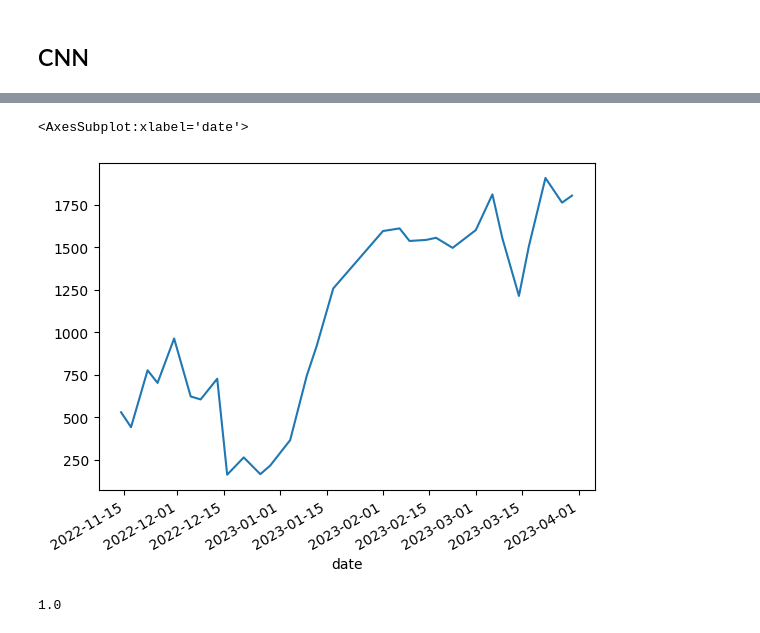
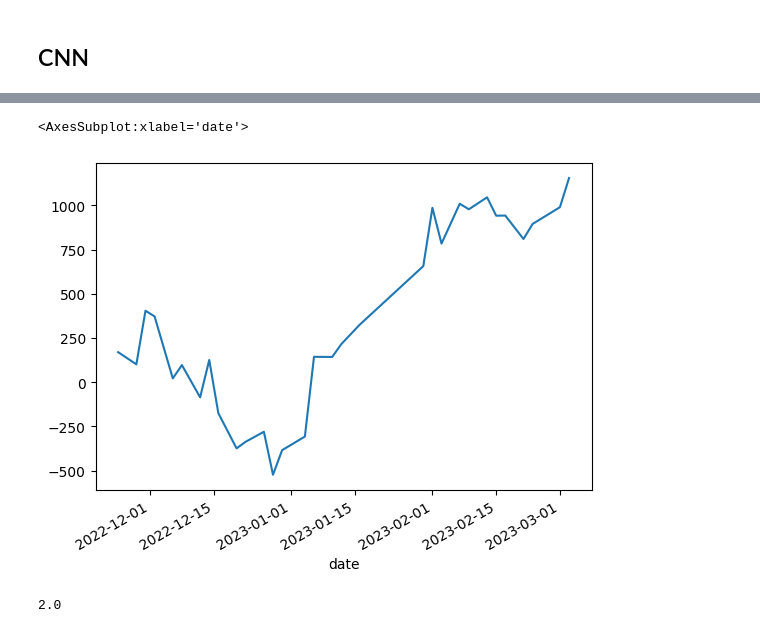
Before and after one commit to 03fredC/finlab_II, a Jupyter notebook: u24_cnn-套件更新.ipynb, the cells around one changed output, grey strips where cells are left out. Drawn from its saved outputs; the diff is of its cells as text; code cells hidden in the pictures.

```diff
--- a/u24_cnn-套件更新.ipynb
+++ b/u24_cnn-套件更新.ipynb
@@ -16,15 +20,18 @@ twii = twii.resample('1D').first().dropna()
 import numpy as np
 import tqdm
 time_period = 200
+target_time = 7 #n個時間點後的收盤價
 
 cnn_x = []
 cnn_y = []
 indexs = []
-for i in tqdm.notebook.tqdm(range(0, len(twii) - time_period - 1 - 11, 3)):
+for i in tqdm.notebook.tqdm(range(0, len(twii) - time_period - 1 - target_time, 2)):#漲跌幅度，n個時間點後的收盤價
     s = twii.iloc[i:i+time_period].values
     cnn_x.append((s - s.min())/(s.max() - s.min()))
-    r = twii.iloc[i+time_period+10] / twii.iloc[i+time_period-1]
+
+    r = twii.iloc[i+time_period+target_time] / twii.iloc[i+time_period-1] #漲跌幅度，n個時間點後的收盤價
     cnn_y.append(r)
+
     indexs.append(twii.index[i+time_period-1])
 
 cnn_x = np.array(cnn_x)
@@ -47,8 +66,8 @@ cnn_y = cnn_y.reshape(len(cnn_y), 1)
 ## Split traning and testing data
 # %%
 import datetime
-cnn_x_train = cnn_x[indexes < datetime.datetime(2021,1,1)]
-cnn_y_train = cnn_y[indexes < datetime.datetime(2021,1,1)]
+cnn_x_train = cnn_x[indexes < datetime.datetime(2022,1,1)]
+cnn_y_train = cnn_y[indexes < datetime.datetime(2022,1,1)]
 # %%
 import matplotlib.pyplot as plt
 %matplotlib inline
@@ -64,22 +83,21 @@ from tensorflow import keras
 from tensorflow.keras import layers
 
 input_shape = cnn_x[0].shape
-time_period = 1
 num_classes = 1
 
 model = keras.Sequential()
 
-model.add(tf.keras.layers.Conv1D(filters=200, kernel_size=20, activation='relu', input_shape=cnn_x[0].shape))
+model.add(tf.keras.layers.Conv1D(filters=20, kernel_size=20, activation='relu', input_shape=cnn_x[0].shape))
 model.add(tf.keras.layers.AveragePooling1D(5))
 
-model.add(tf.keras.layers.Conv1D(filters=200, kernel_size=20, activation='relu'))
+model.add(tf.keras.layers.Conv1D(filters=20, kernel_size=20, activation='relu'))
 model.add(tf.keras.layers.AveragePooling1D(5))
 model.add(tf.keras.layers.Flatten())
 model.add(tf.keras.layers.Dense(units=120, activation='relu'))
 model.add(tf.keras.layers.Dropout(0.3))
-model.add(tf.keras.layers.Dense(units=120, activation='relu'))
+model.add(tf.keras.layers.Dense(units=84, activation='relu'))
 model.add(tf.keras.layers.Dropout(0.25))
-model.add(tf.keras.layers.Dense(units=84, activation='relu'))
+model.add(tf.keras.layers.Dense(units=26, activation='relu'))
 model.add(tf.keras.layers.Dropout(0.3))
 model.add(tf.keras.layers.Dense(units=1, ))#activation = 'softmax'))
 
@@ -157,15 +180,15 @@ ey = pd.Series(ey.swapaxes(0, 1)[0], index=indexes)
 # %%
 
 eq = twii[pd.to_datetime(indexes)]
 gain = (eq.shift(-1) - eq)
 
-signal = (ey > ey.quantile(0.9)).rolling(20).sum() > 0
+signal = (ey > ey.quantile(0.9)).rolling(25).sum() > 0
 eq = (gain[signal])['2022':].cumsum()
 eq.plot()
 # %% [output]
 <AxesSubplot:xlabel='date'>
-[figure, old version]
+[figure, new version]
 # %%
 signal['2022':].astype(int).diff().abs().sum()
 # %% [output]
-1.0
+2.0
```
Also changed, not shown: parts of 16 cells of this notebook, 6 other files.
